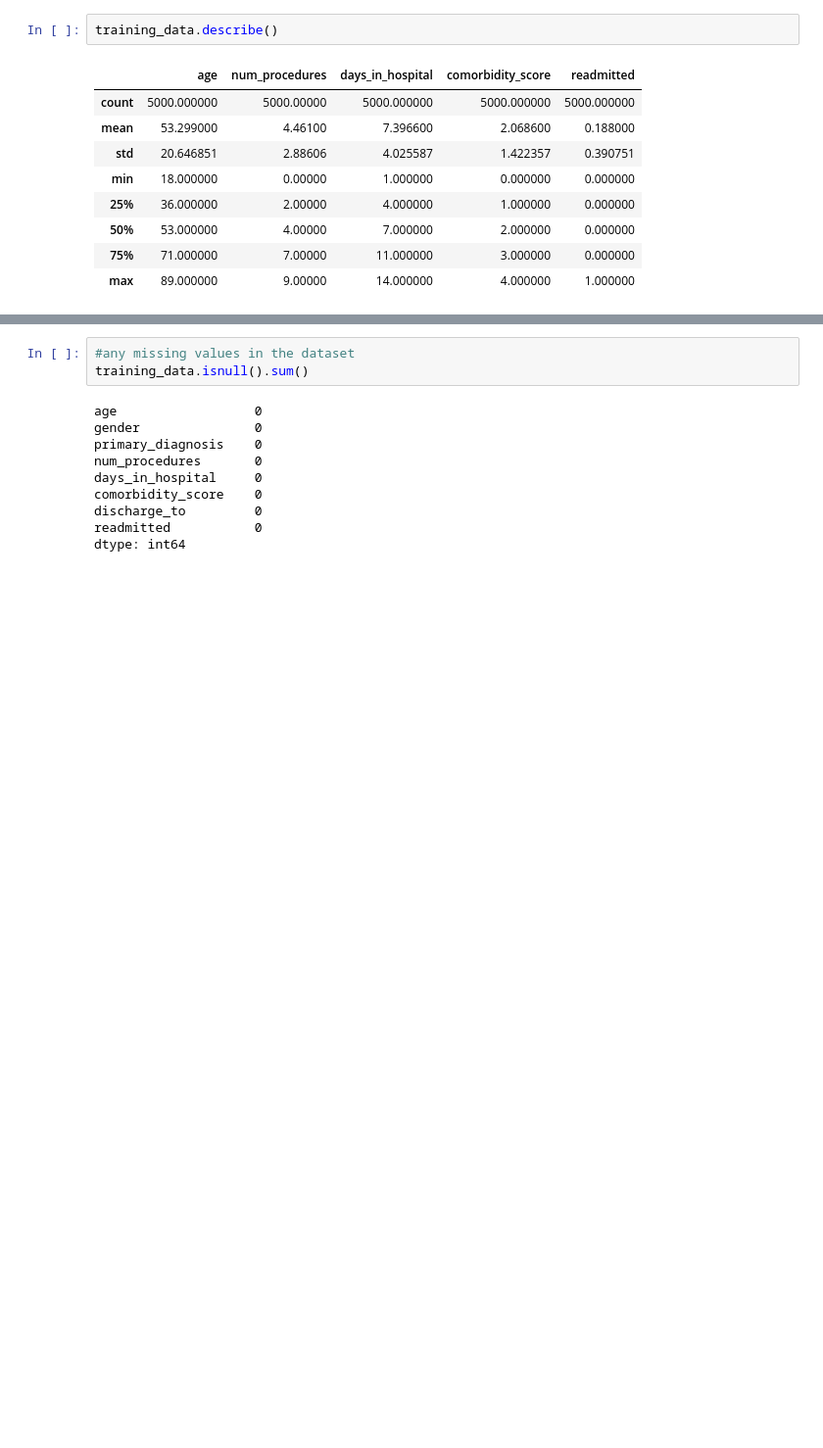
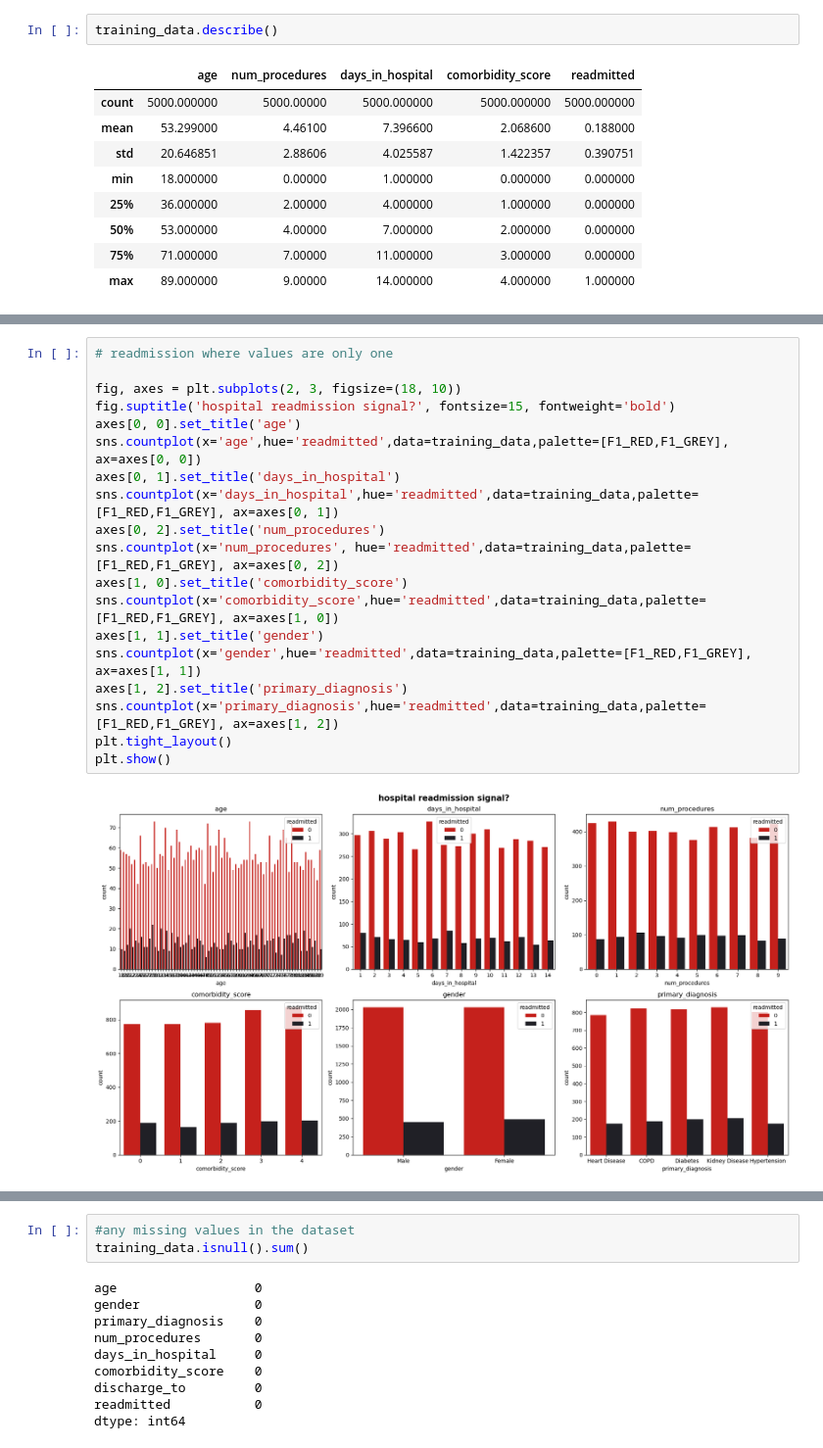
Before and after one commit to SairaBatool010/Hospital-Readmission-Prediction, a Jupyter notebook: SupervisedLearning.ipynb, the cells around one changed output, grey strips where cells are left out. Shown at 98% size. Drawn from its saved outputs; the diff is of its cells as text; blank space fills up the shorter version.

```diff
--- a/SupervisedLearning.ipynb
+++ b/SupervisedLearning.ipynb
@@ -53,0 +81,21 @@ Name: count, dtype: int64
+# %%
+# readmission where values are only one
+
+fig, axes = plt.subplots(2, 3, figsize=(18, 10))
+fig.suptitle('hospital readmission signal?', fontsize=15, fontweight='bold')
+axes[0, 0].set_title('age')
+sns.countplot(x='age',hue='readmitted',data=training_data,palette=[F1_RED,F1_GREY], ax=axes[0, 0])
+axes[0, 1].set_title('days_in_hospital')
+sns.countplot(x='days_in_hospital',hue='readmitted',data=training_data,palette=[F1_RED,F1_GREY], ax=axes[0, 1])
+axes[0, 2].set_title('num_procedures')
+sns.countplot(x='num_procedures', hue='readmitted',data=training_data,palette=[F1_RED,F1_GREY], ax=axes[0, 2])
+axes[1, 0].set_title('comorbidity_score')
+sns.countplot(x='comorbidity_score',hue='readmitted',data=training_data,palette=[F1_RED,F1_GREY], ax=axes[1, 0])
+axes[1, 1].set_title('gender')
+sns.countplot(x='gender',hue='readmitted',data=training_data,palette=[F1_RED,F1_GREY], ax=axes[1, 1])
+axes[1, 2].set_title('primary_diagnosis')
+sns.countplot(x='primary_diagnosis',hue='readmitted',data=training_data,palette=[F1_RED,F1_GREY], ax=axes[1, 2])
+plt.tight_layout()
+plt.show()
+# %% [output]
+[figure, added]
```
Also changed, not shown: parts of 26 cells of this notebook.
